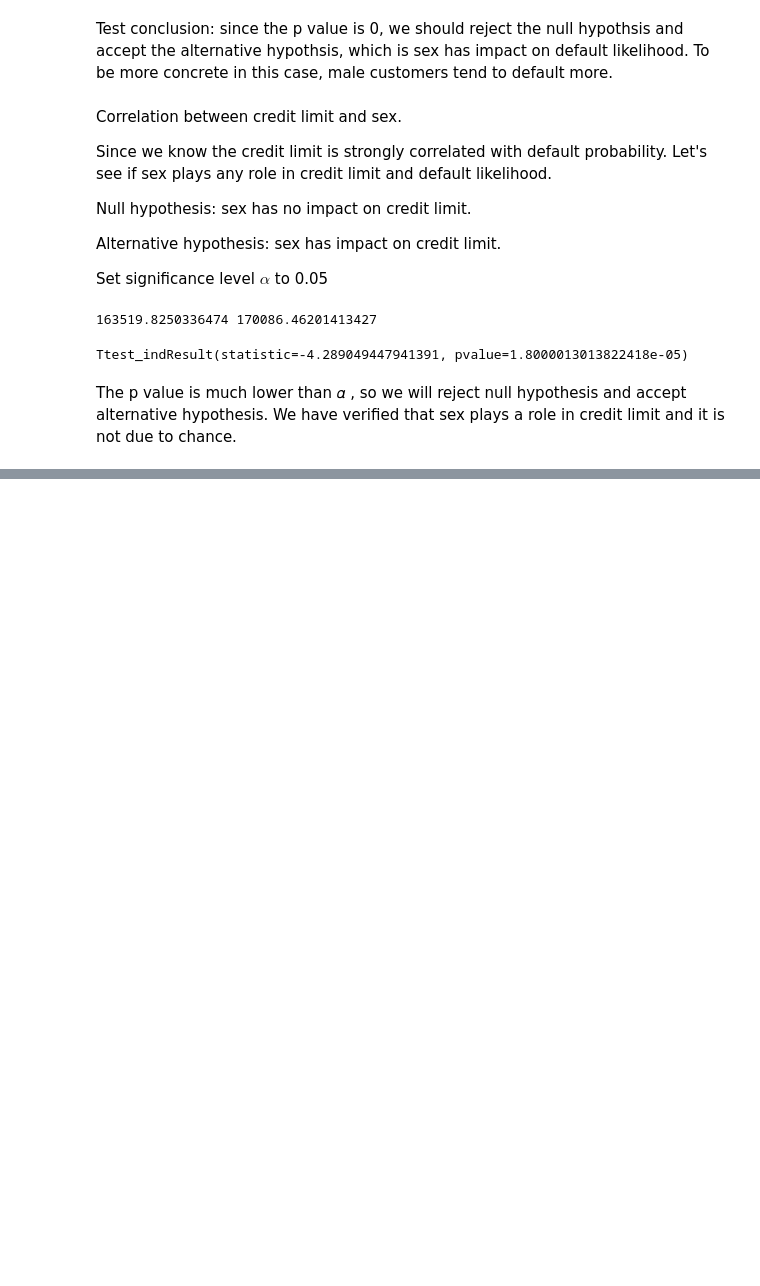
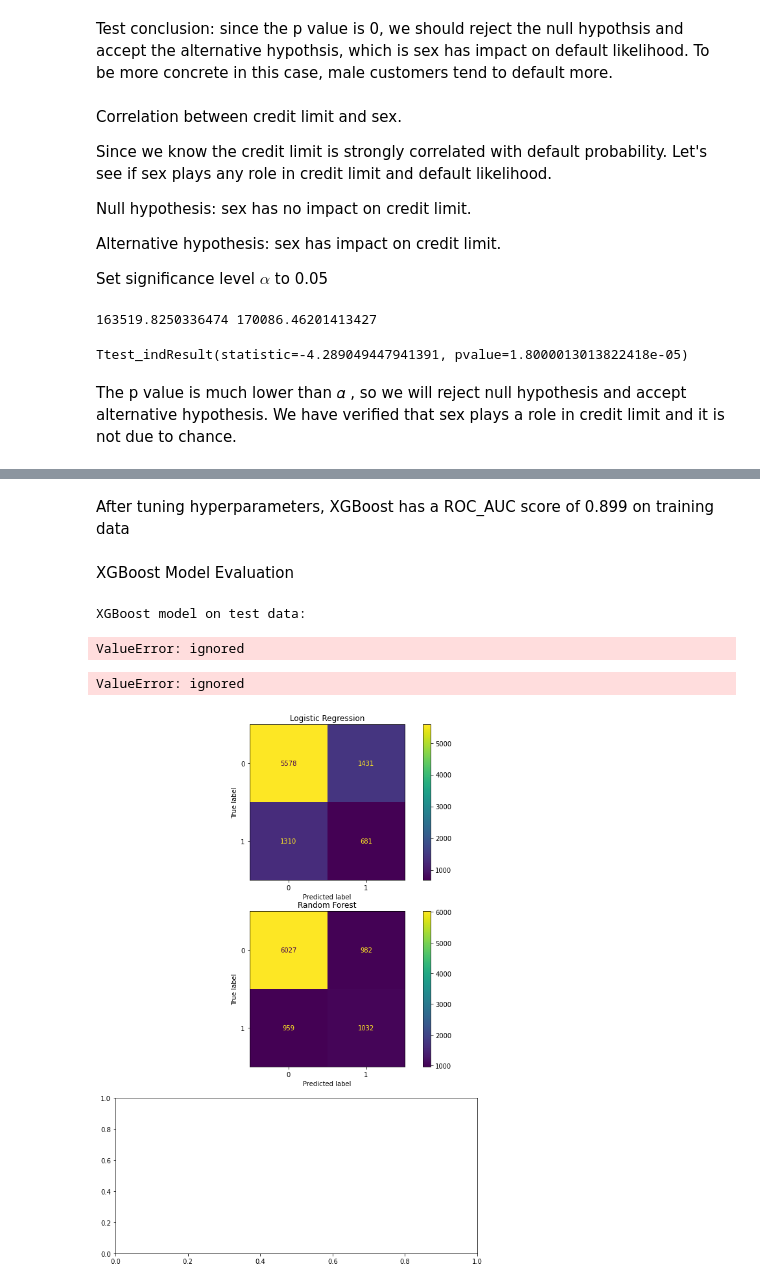
Before and after one commit to choudhurysibani120/credit-card-default-prediction, a Jupyter notebook: Copy_of_Credit_Card_Default_Prediction_Capstone_Project.ipynb, the cells around one changed output, grey strips where cells are left out. Cells and saved outputs as stored; diff of their text form; code cells hidden in the pictures; blank space fills up the shorter version.

```diff
--- a/Copy_of_Credit_Card_Default_Prediction_Capstone_Project.ipynb
+++ b/Copy_of_Credit_Card_Default_Prediction_Capstone_Project.ipynb
@@ -876,0 +1194,10 @@ The p value is much lower than 𝛼 , so we will reject null hypothesis and acce
+# %%
+# Use the best parameters to fit the model
+
+rf_best = RandomForestClassifier(**grid_search.best_params_)
+rf_best.fit(X_train_sm,y_train_sm)
+
+scores_best = cross_val_score(rf_best, X_train_sm, y_train_sm, scoring ="roc_auc", cv = 5)
+roc_auc_best = np.mean(scores_best)
+
+print(f'ROC_AUC training score after tuning for Random Forest: {roc_auc_best:.3f}')
@@ -876,0 +1275,3 @@ The p value is much lower than 𝛼 , so we will reject null hypothesis and acce
+# %%
+# Sampling and split data with SMOTE
+X_train_sm, X_test, y_train_sm, y_test = data_split(X, y, imbalance = True)
@@ -876,0 +1348,18 @@ The p value is much lower than 𝛼 , so we will reject null hypothesis and acce
+# %%
+# Use randomized search to find best parameters
+
+xgboost = XGBClassifier()
+xgb_random = RandomizedSearchCV(estimator = xgboost,
+                                param_distributions = random_grid_xgb,
+                                n_iter = 100,
+                                cv = 3,
+                                verbose=1,
+                                random_state=42,
+                                n_jobs = -1,
+                                scoring ='roc_auc')
+
+
+xgb_random.fit(X_train_sm, y_train_sm)
+xgb_random.best_params_, xgb_random.best_score_
+
+print(xgb_random.best_params_,xgb_random.best_score_)
@@ -876,0 +1373,29 @@ The p value is much lower than 𝛼 , so we will reject null hypothesis and acce
+# %% [markdown]
+After tuning hyperparameters, XGBoost has a ROC_AUC score of 0.899 on training data
+# %% [markdown]
+XGBoost Model Evaluation
+# %%
+# Compute precision, recall and F1 score of tuned XGBoost model on test data
+
+print('XGBoost model on test data:')
+
+get_pre_rec_f1(xgb_random, X_test, y_test)
+# %% [output]
+XGBoost model on test data:
+ValueError: ignored
+# %%
+# Plot confusion matrix of 3 models
+
+fig,ax=plt.subplots(3,1, figsize=(10,15))
+
+plot_confusion_matrix(lr_best, X_test, y_test, ax = ax[0], values_format="d")
+ax[0].set_title("Logistic Regression")
+
+plot_confusion_matrix(rf_best, X_test, y_test, ax = ax[1], values_format="d")
+ax[1].set_title("Random Forest")
+
+plot_confusion_matrix(xgb_random, X_test, y_test, ax = ax[2], values_format="d")
+ax[2].set_title("XGBoost")
+# %% [output]
+ValueError: ignored
+[figure, added]
```
Also changed, not shown: parts of 57 cells of this notebook.
